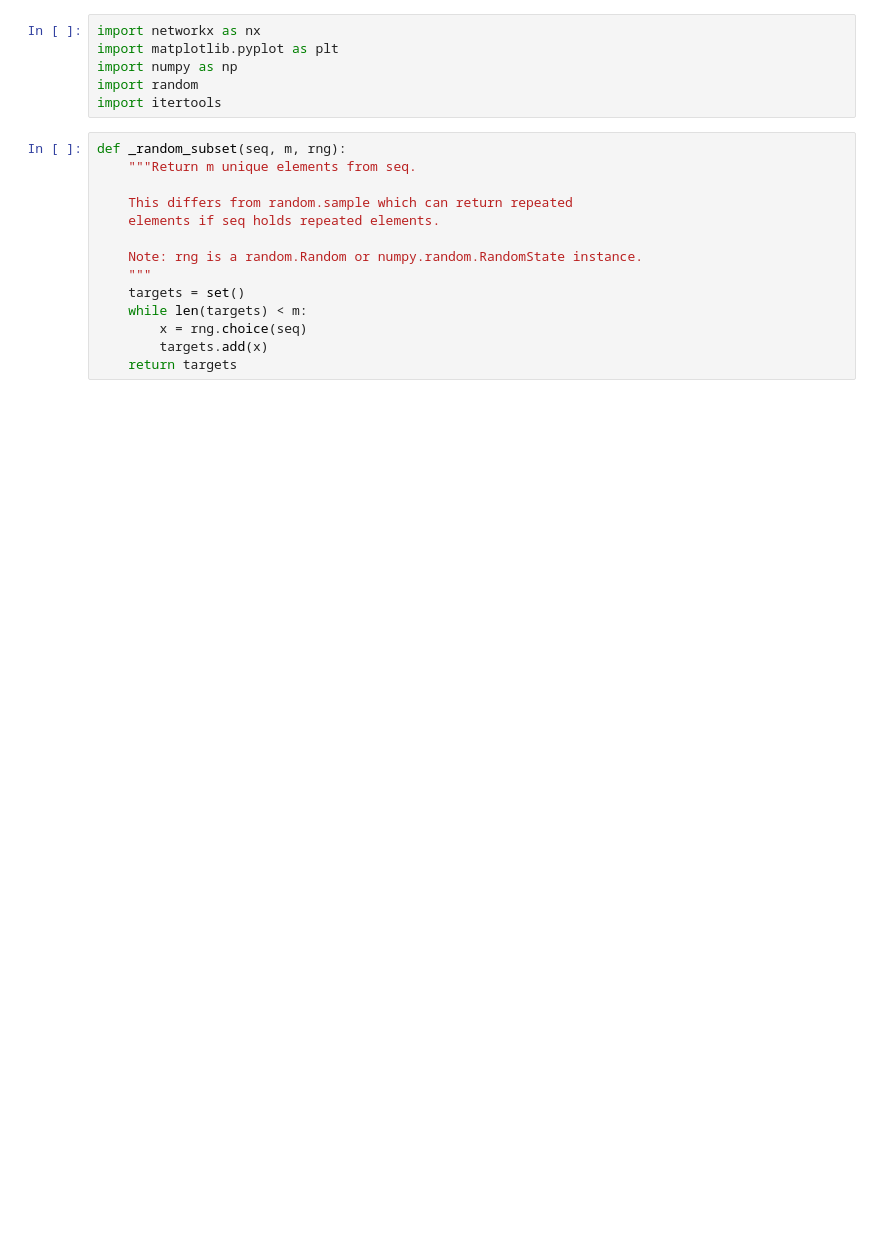
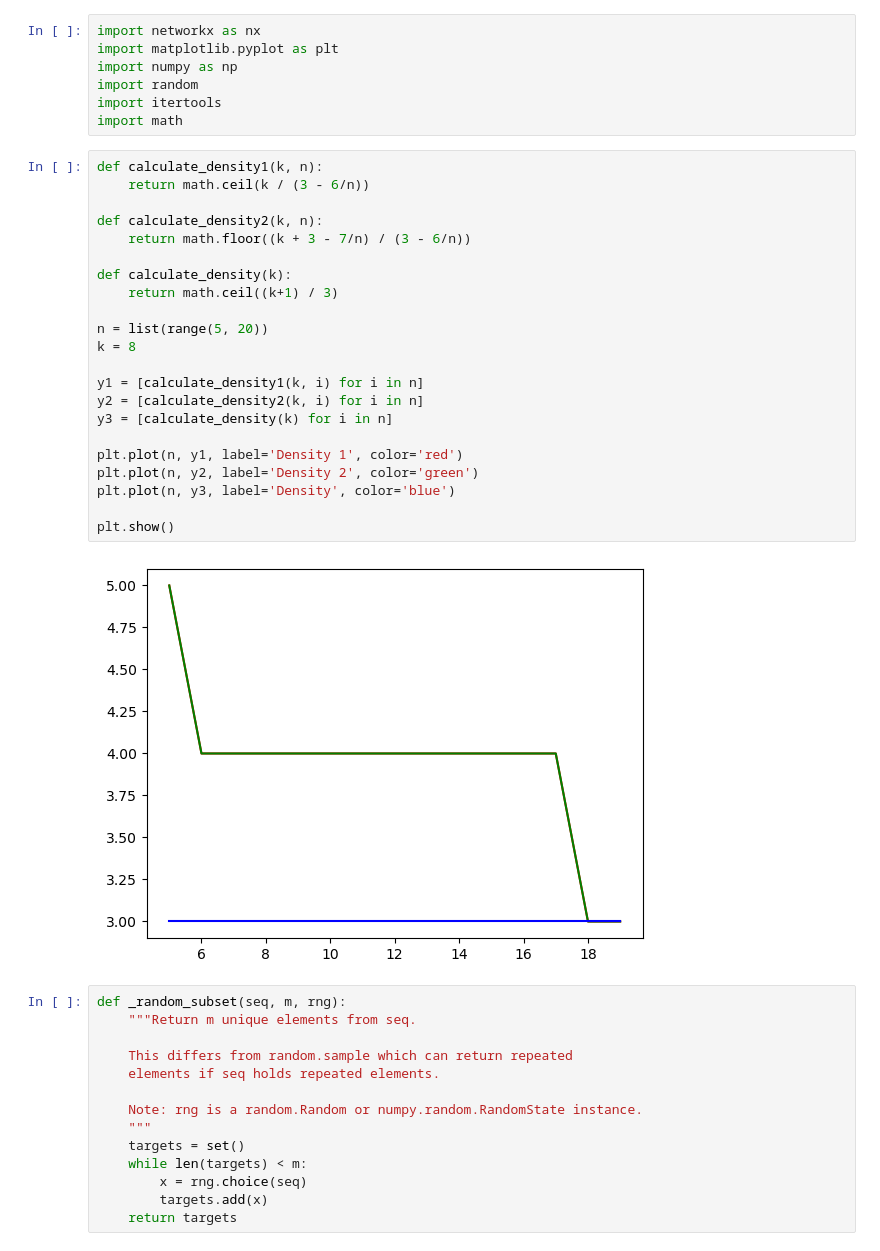
Before and after one commit to karoljanic/preferential-colouring-of-random-graphs, a Jupyter notebook: preferential-colouring-of-random-graphs.ipynb, the cells around one changed output. Saved outputs shown, nothing was run; the diff lists cells and outputs as text; blank space fills up the shorter version.

```diff
--- a/preferential-colouring-of-random-graphs.ipynb
+++ b/preferential-colouring-of-random-graphs.ipynb
@@ -4,6 +4,31 @@ import matplotlib.pyplot as plt
 import numpy as np
 import random
 import itertools
+import math
+# %%
+def calculate_density1(k, n):
+    return math.ceil(k / (3 - 6/n))
+
+def calculate_density2(k, n):
+    return math.floor((k + 3 - 7/n) / (3 - 6/n))
+
+def calculate_density(k):
+    return math.ceil((k+1) / 3)
+
+n = list(range(5, 20))
+k = 8
+
+y1 = [calculate_density1(k, i) for i in n]
+y2 = [calculate_density2(k, i) for i in n]
+y3 = [calculate_density(k) for i in n]
+
+plt.plot(n, y1, label='Density 1', color='red')
+plt.plot(n, y2, label='Density 2', color='green')
+plt.plot(n, y3, label='Density', color='blue')
+
+plt.show()
+# %% [output]
+[figure, added]
 # %%
 def _random_subset(seq, m, rng):
     """Return m unique elements from seq.
```
Also changed, not shown: parts of 5 cells of this notebook, 7 other files.
